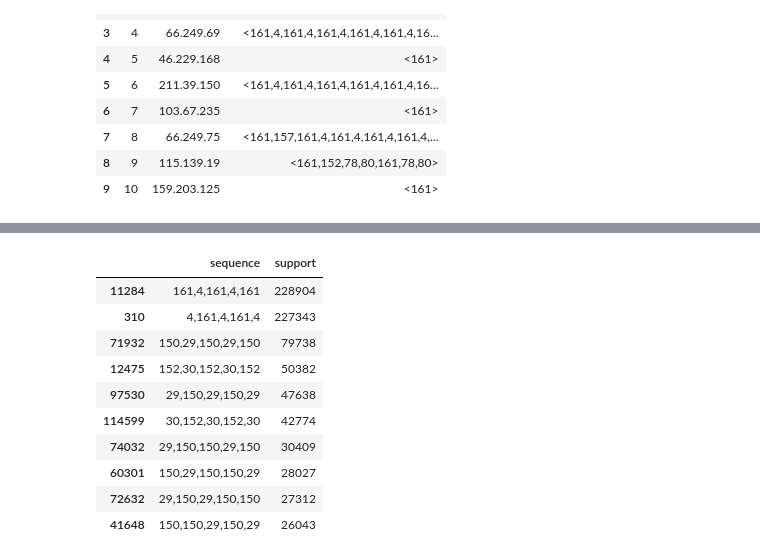
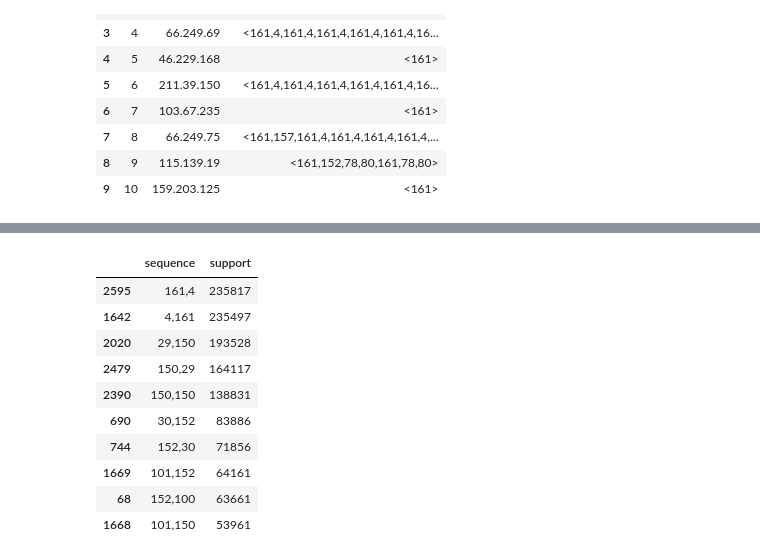
Before and after one commit to OrangeNebula/momsitter-notebook, a Jupyter notebook: 03-momsitter-sequence-rel-support-comparision.ipynb, the cells around one changed output, grey strips where cells are left out. Cells and saved outputs as stored; diff of their text form; code cells hidden in the pictures.

```diff
--- a/03-momsitter-sequence-rel-support-comparision.ipynb
+++ b/03-momsitter-sequence-rel-support-comparision.ipynb
@@ -98,19 +131,19 @@ def get_sid(sequence):
         return sid_list[sequence]
 # %%
 # 비-이슈 회원들의 ngram 을 추출
-normal_ngram = extract_ngram_set(5, no_issue_seq_data)
+normal_ngram = extract_ngram_set(2, no_issue_seq_data)
 # 가장 많이 나타나는 패턴 순으로 확인하기 위해 support 값 순으로 정렬
 normal_ngram.sort_values(['support'], ascending=[False]).head(10)
 # %% [output]
 |  | sequence | support |
-| 11284 | 161,4,161,4,161 | 228904 |
-| 310 | 4,161,4,161,4 | 227343 |
-| 71932 | 150,29,150,29,150 | 79738 |
-| 12475 | 152,30,152,30,152 | 50382 |
-| 97530 | 29,150,29,150,29 | 47638 |
-| 114599 | 30,152,30,152,30 | 42774 |
-| 74032 | 29,150,150,29,150 | 30409 |
-| 60301 | 150,29,150,150,29 | 28027 |
-| 72632 | 29,150,29,150,150 | 27312 |
-| 41648 | 150,150,29,150,29 | 26043 |
+| 2595 | 161,4 | 235817 |
+| 1642 | 4,161 | 235497 |
+| 2020 | 29,150 | 193528 |
+| 2479 | 150,29 | 164117 |
+| 2390 | 150,150 | 138831 |
+| 690 | 30,152 | 83886 |
+| 744 | 152,30 | 71856 |
+| 1669 | 101,152 | 64161 |
+| 68 | 152,100 | 63661 |
+| 1668 | 101,150 | 53961 |
 # %%
```
Also changed, not shown: parts of 18 cells of this notebook.
